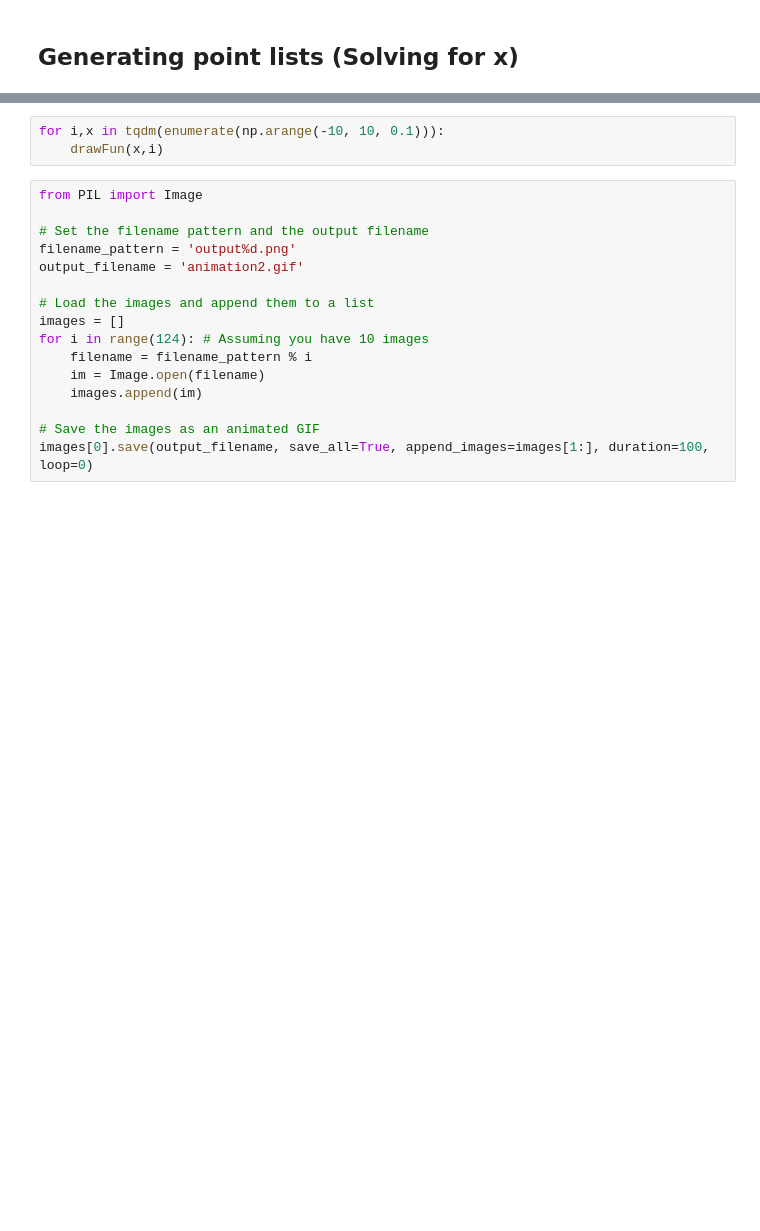
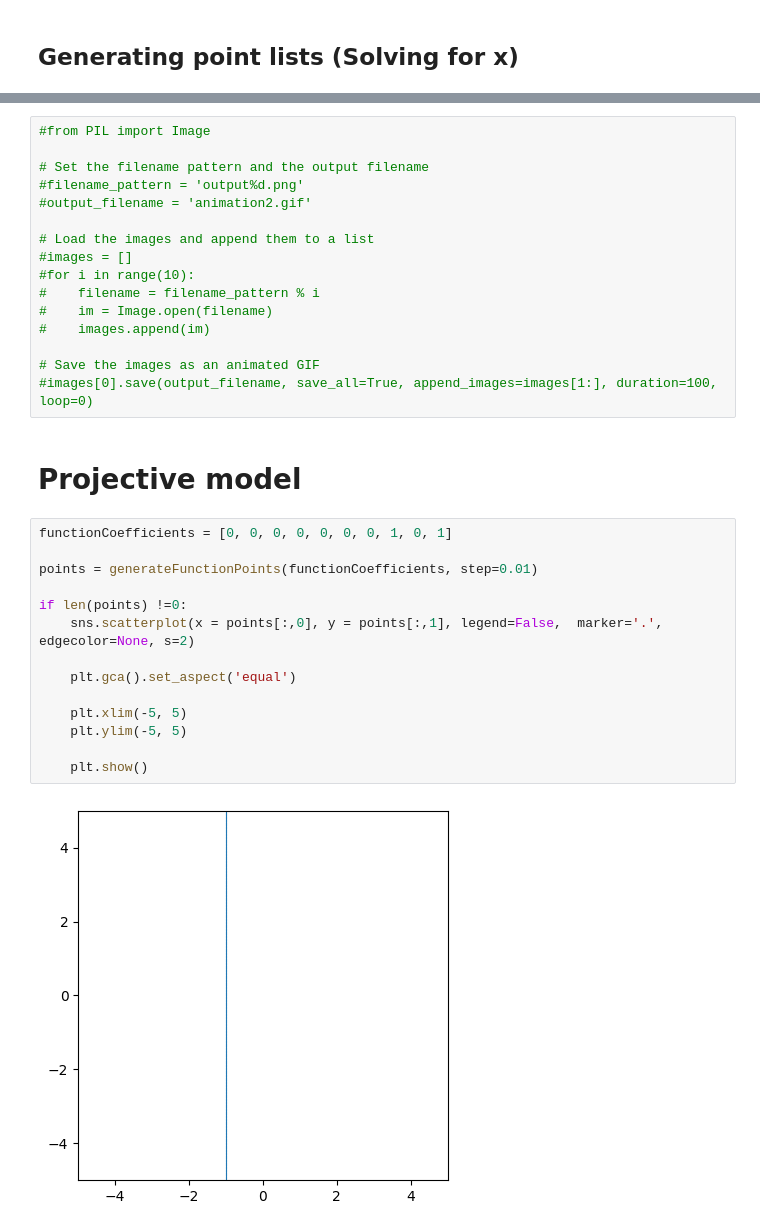
Before and after one commit to mirtorande/cubic-curve-projective-closure, a Jupyter notebook: ExperimentationStation.ipynb, the cells around one changed output, grey strips where cells are left out. Saved outputs shown, nothing was run; the diff lists cells and outputs as text; blank space fills up the shorter version.

Commit message:
Working projective system

```diff
--- a/ExperimentationStation.ipynb
+++ b/ExperimentationStation.ipynb
@@ -112,19 +128,34 @@ def drawFun(x, i):
-# %%
-for i,x in tqdm(enumerate(np.arange(-10, 10, 0.1))):
-    drawFun(x,i)
 # %%
-from PIL import Image
+#from PIL import Image
 
 # Set the filename pattern and the output filename
-filename_pattern = 'output%d.png'
-output_filename = 'animation2.gif'
+#filename_pattern = 'output%d.png'
+#output_filename = 'animation2.gif'
 
 # Load the images and append them to a list
-images = []
-for i in range(124): # Assuming you have 10 images
-    filename = filename_pattern % i
-    im = Image.open(filename)
-    images.append(im)
+#images = []
+#for i in range(10):
+#    filename = filename_pattern % i
+#    im = Image.open(filename)
+#    images.append(im)
 
 # Save the images as an animated GIF
-images[0].save(output_filename, save_all=True, append_images=images[1:], duration=100, loop=0)
+#images[0].save(output_filename, save_all=True, append_images=images[1:], duration=100, loop=0)
+# %% [markdown]
+# Projective model
+# %%
+functionCoefficients = [0, 0, 0, 0, 0, 0, 0, 1, 0, 1]
+
+points = generateFunctionPoints(functionCoefficients, step=0.01)
+
+if len(points) !=0:
+    sns.scatterplot(x = points[:,0], y = points[:,1], legend=False,  marker='.', edgecolor=None, s=2)
+
+    plt.gca().set_aspect('equal')
+
+    plt.xlim(-5, 5)
+    plt.ylim(-5, 5)
+
+    plt.show()
+# %% [output]
+[figure, added]
```
Also changed, not shown: parts of 33 cells of this notebook, 1 other file.
